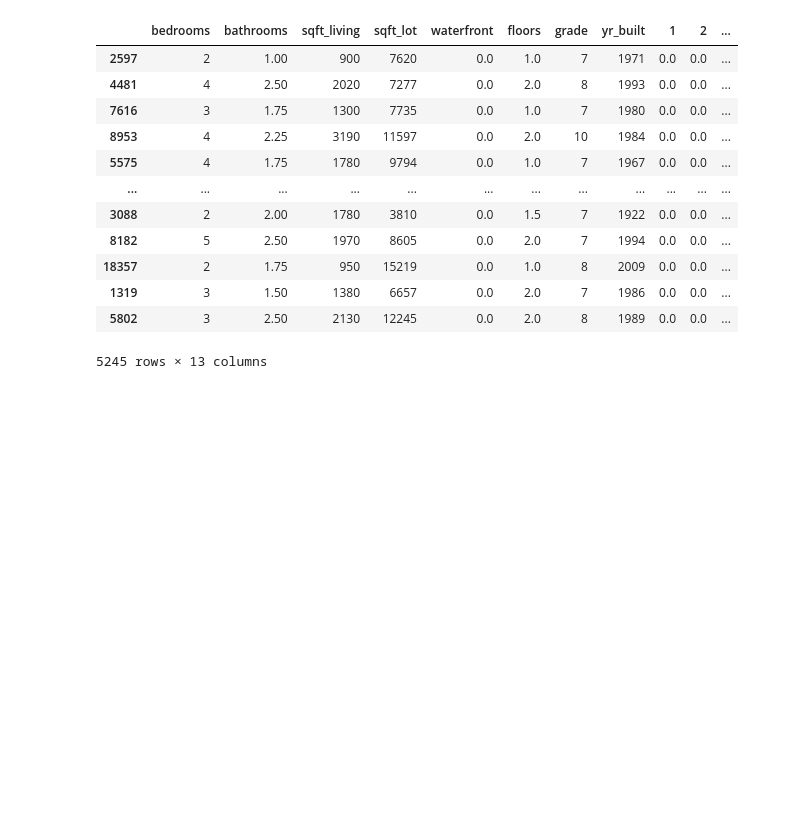
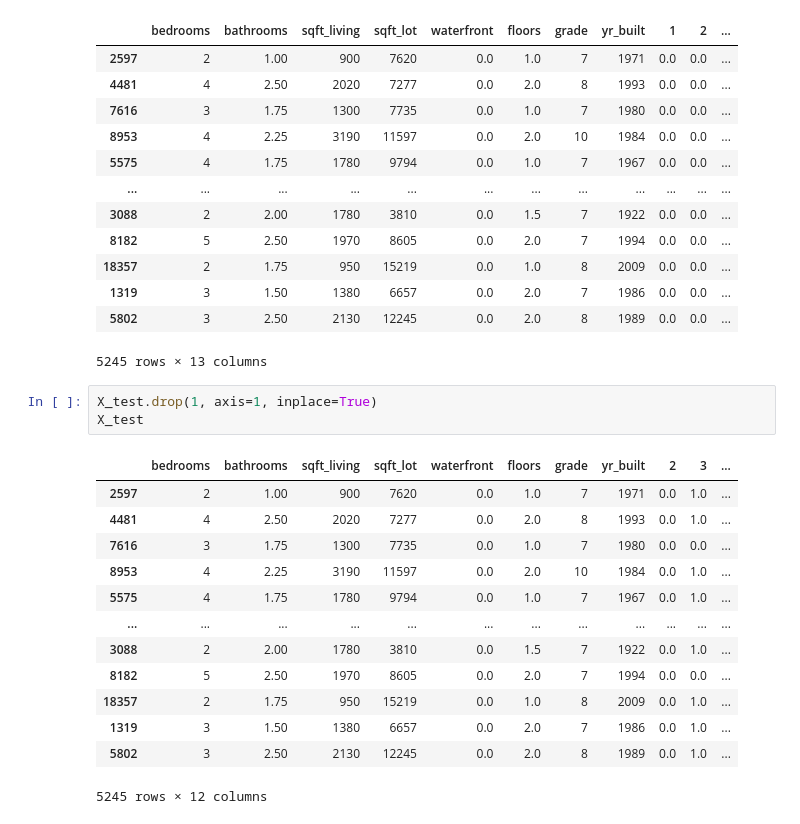
Before and after one commit to clydeochieng/dsc-phase-2-project, a Jupyter notebook: student.ipynb, the cells around one changed output. Drawn from its saved outputs; the diff is of its cells as text; blank space fills up the shorter version.

```diff
--- a/student.ipynb
+++ b/student.ipynb
@@ -1554,3 +1554,20 @@ X_test
 | 1319 | 3 | 1.50 | 1380 | 6657 | 0.0 | 2.0 | 7 | 1986 | 0.0 | 0.0 | ... |
 | 5802 | 3 | 2.50 | 2130 | 12245 | 0.0 | 2.0 | 8 | 1989 | 0.0 | 0.0 | ... |
 5245 rows × 13 columns
+# %%
+X_test.drop(1, axis=1, inplace=True)
+X_test
+# %% [output]
+|  | bedrooms | bathrooms | sqft_living | sqft_lot | waterfront | floors | grade | yr_built | 2 | 3 | ... |
+| 2597 | 2 | 1.00 | 900 | 7620 | 0.0 | 1.0 | 7 | 1971 | 0.0 | 1.0 | ... |
+| 4481 | 4 | 2.50 | 2020 | 7277 | 0.0 | 2.0 | 8 | 1993 | 0.0 | 1.0 | ... |
+| 7616 | 3 | 1.75 | 1300 | 7735 | 0.0 | 1.0 | 7 | 1980 | 0.0 | 0.0 | ... |
+| 8953 | 4 | 2.25 | 3190 | 11597 | 0.0 | 2.0 | 10 | 1984 | 0.0 | 1.0 | ... |
+| 5575 | 4 | 1.75 | 1780 | 9794 | 0.0 | 1.0 | 7 | 1967 | 0.0 | 1.0 | ... |
+| ... | ... | ... | ... | ... | ... | ... | ... | ... | ... | ... | ... |
+| 3088 | 2 | 2.00 | 1780 | 3810 | 0.0 | 1.5 | 7 | 1922 | 0.0 | 1.0 | ... |
+| 8182 | 5 | 2.50 | 1970 | 8605 | 0.0 | 2.0 | 7 | 1994 | 0.0 | 0.0 | ... |
+| 18357 | 2 | 1.75 | 950 | 15219 | 0.0 | 1.0 | 8 | 2009 | 0.0 | 1.0 | ... |
+| 1319 | 3 | 1.50 | 1380 | 6657 | 0.0 | 2.0 | 7 | 1986 | 0.0 | 1.0 | ... |
+| 5802 | 3 | 2.50 | 2130 | 12245 | 0.0 | 2.0 | 8 | 1989 | 0.0 | 1.0 | ... |
+5245 rows × 12 columns
```
